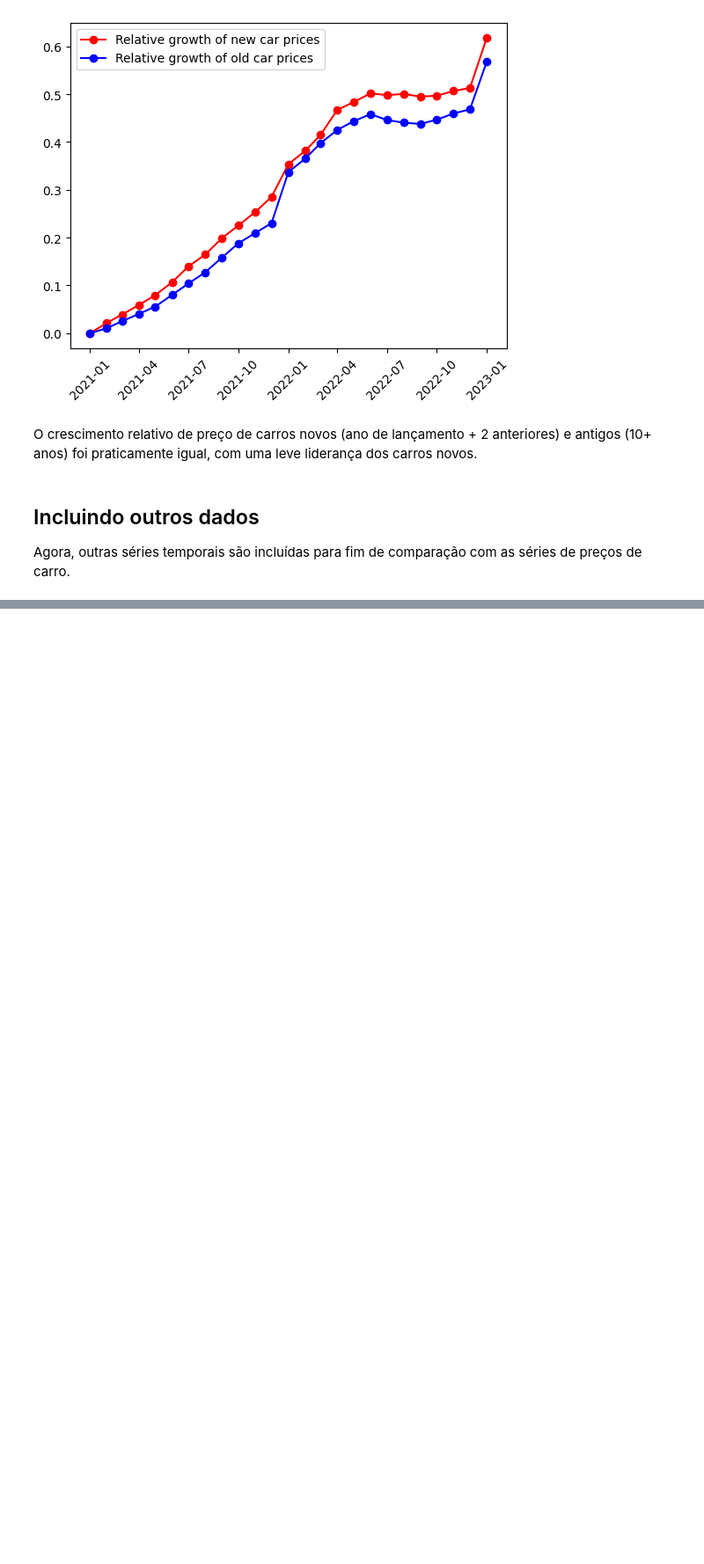
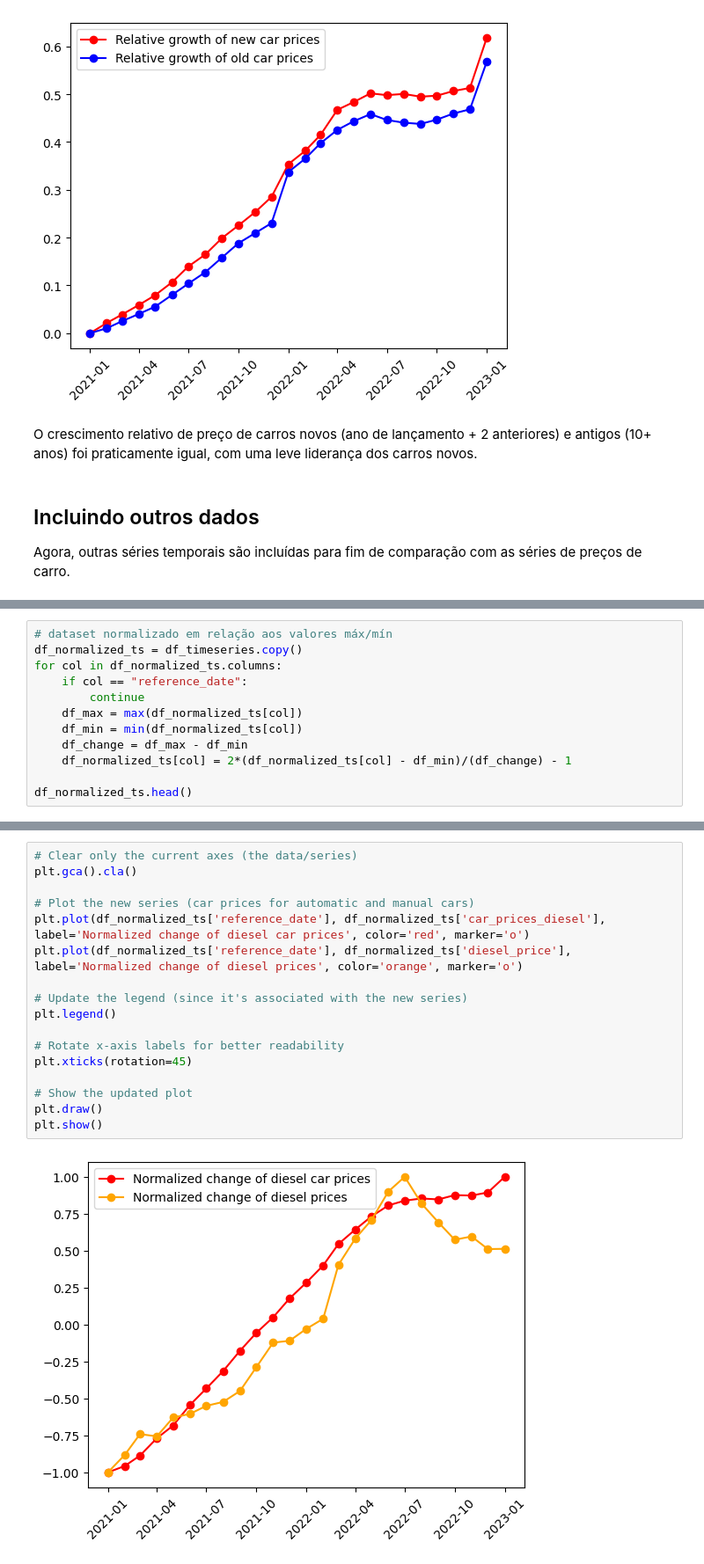
Before and after one commit to joaoqcouto/inf1032-car-prices, a Jupyter notebook: car-prices.ipynb, the cells around one changed output, grey strips where cells are left out. Shown at 88% size. Drawn from its saved outputs; the diff is of its cells as text; blank space fills up the shorter version.

```diff
--- a/car-prices.ipynb
+++ b/car-prices.ipynb
@@ -380,0 +514,12 @@ df_timeseries.head()
+# %%
+# dataset normalizado em relação aos valores máx/mín
+df_normalized_ts = df_timeseries.copy()
+for col in df_normalized_ts.columns:
+    if col == "reference_date":
+        continue
+    df_max = max(df_normalized_ts[col])
+    df_min = min(df_normalized_ts[col])
+    df_change = df_max - df_min
+    df_normalized_ts[col] = 2*(df_normalized_ts[col] - df_min)/(df_change) - 1
+
+df_normalized_ts.head()
@@ -380,0 +569,19 @@ df_timeseries.head()
+# %%
+# Clear only the current axes (the data/series)
+plt.gca().cla()
+
+# Plot the new series (car prices for automatic and manual cars)
+plt.plot(df_normalized_ts['reference_date'], df_normalized_ts['car_prices_diesel'], label='Normalized change of diesel car prices', color='red', marker='o')
+plt.plot(df_normalized_ts['reference_date'], df_normalized_ts['diesel_price'], label='Normalized change of diesel prices', color='orange', marker='o')
+
+# Update the legend (since it's associated with the new series)
+plt.legend()
+
+# Rotate x-axis labels for better readability
+plt.xticks(rotation=45)
+
+# Show the updated plot
+plt.draw()
+plt.show()
+# %% [output]
+[figure, added]
```
Also changed, not shown: parts of 23 cells of this notebook, 3 other files.
